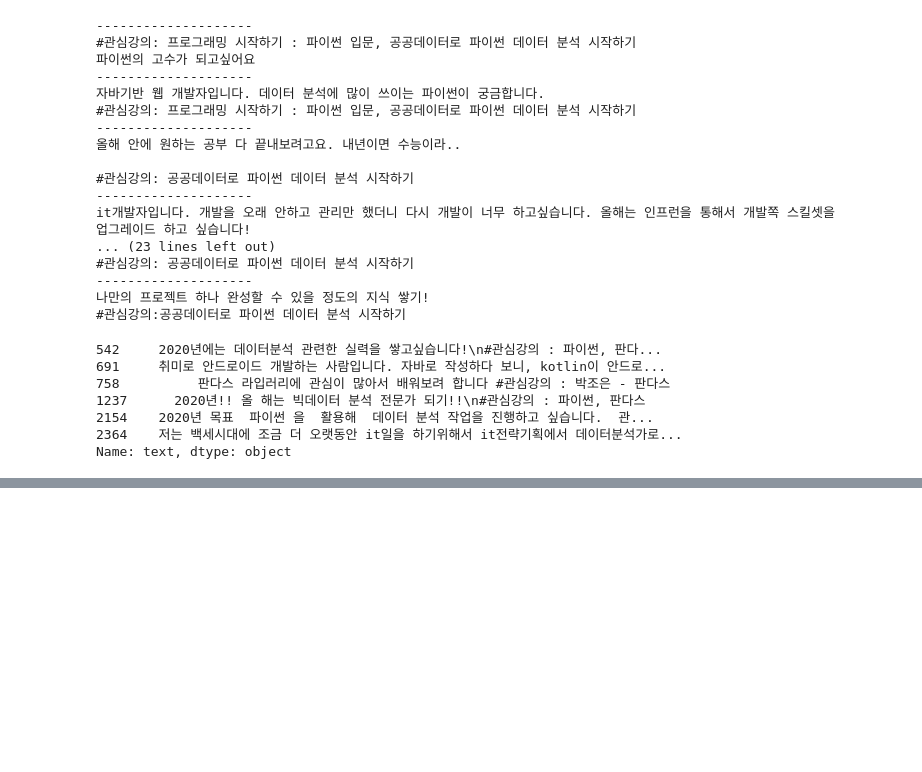
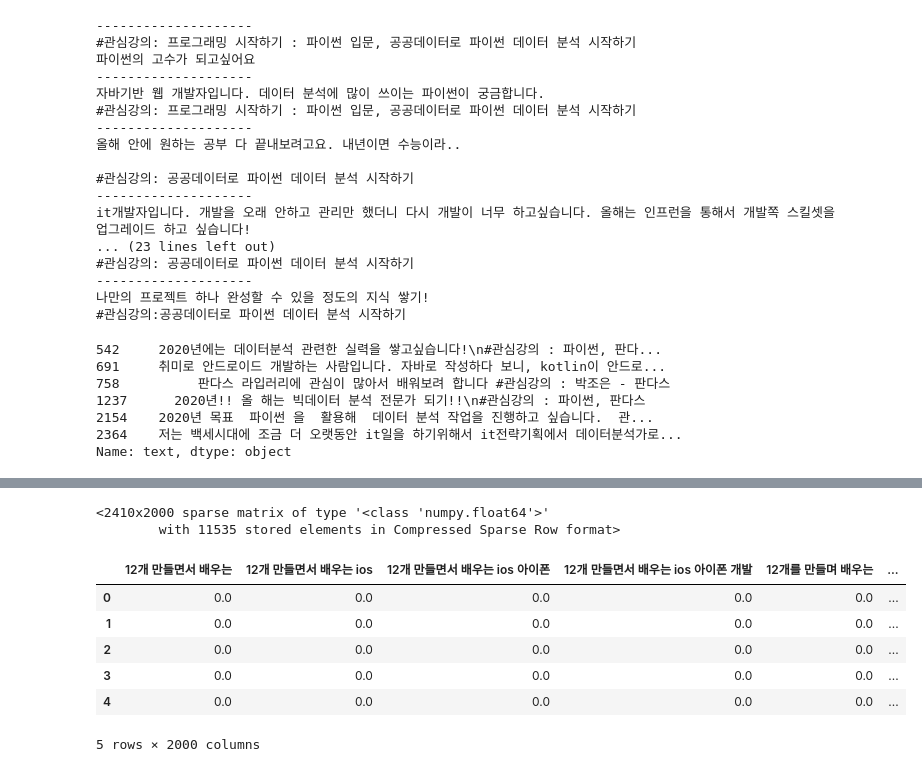
Before and after one commit to sloway/books, a Jupyter notebook: todaycode/inflearn-new-year-event-2020/02-inflearn-newyear-event-text-analysis.ipynb, the cells around one changed output, grey strips where cells are left out. Saved outputs shown, nothing was run; the diff lists cells and outputs as text; code cells hidden in the pictures; blank space fills up the shorter version.

Commit message:
3rd lecture of text analysis

```diff
--- a/todaycode/inflearn-new-year-event-2020/02-inflearn-newyear-event-text-analysis.ipynb
+++ b/todaycode/inflearn-new-year-event-2020/02-inflearn-newyear-event-text-analysis.ipynb
@@ -168,0 +238,4 @@ Name: text, dtype: object
+# %%
+from sklearn.feature_extraction.text import TfidfTransformer
+transformer = TfidfTransformer(smooth_idf=False)
+transformer
@@ -168,0 +244,4 @@ Name: text, dtype: object
+# %%
+%%time
+feature_tfidf = transformer.fit_transform(feature_vector)
+feature_tfidf.shape
@@ -168,0 +252,16 @@ Name: text, dtype: object
+# %%
+feature_tfidf
+# %% [output]
+<2410x2000 sparse matrix of type '<class 'numpy.float64'>'
+        with 11535 stored elements in Compressed Sparse Row format>
+# %%
+tfidf_freq = pd.DataFrame(feature_tfidf.toarray(), columns=vocab)
+tfidf_freq.head()
+# %% [output]
+|  | 12개 만들면서 배우는 | 12개 만들면서 배우는 ios | 12개 만들면서 배우는 ios 아이폰 | 12개 만들면서 배우는 ios 아이폰 개발 | 12개를 만들며 배우는 | ... |
+| 0 | 0.0 | 0.0 | 0.0 | 0.0 | 0.0 | ... |
+| 1 | 0.0 | 0.0 | 0.0 | 0.0 | 0.0 | ... |
+| 2 | 0.0 | 0.0 | 0.0 | 0.0 | 0.0 | ... |
+| 3 | 0.0 | 0.0 | 0.0 | 0.0 | 0.0 | ... |
+| 4 | 0.0 | 0.0 | 0.0 | 0.0 | 0.0 | ... |
+5 rows × 2000 columns
```
Also changed, not shown: parts of 10 cells of this notebook.
